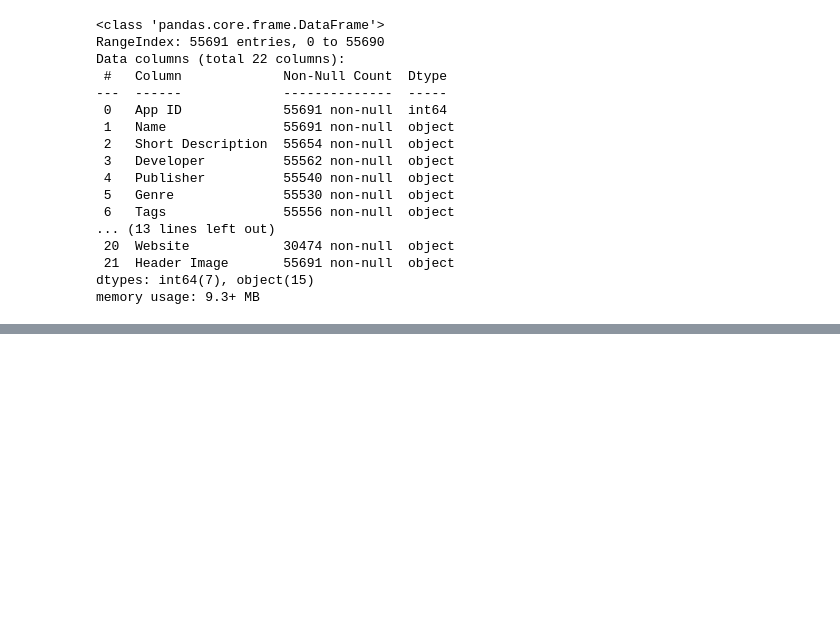
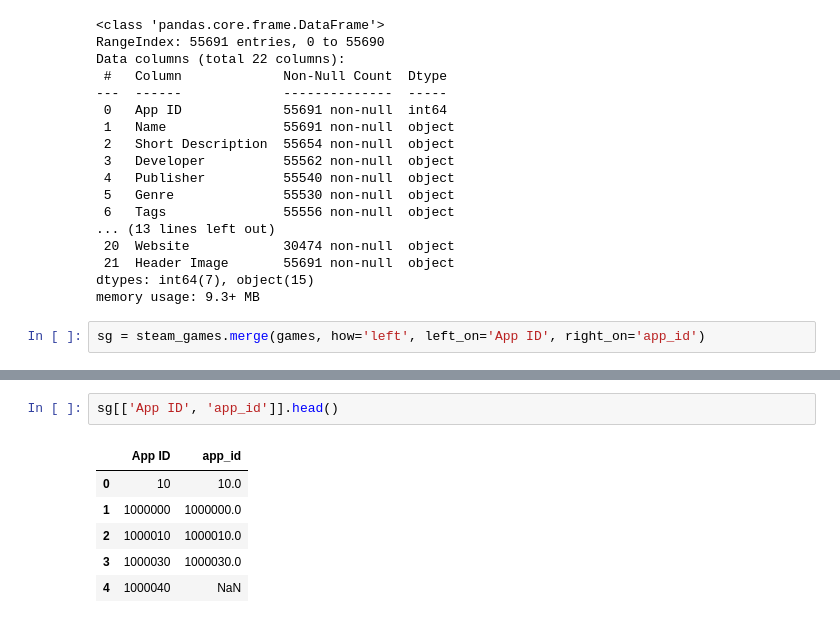
Before and after one commit to ericbohner/Capstone, a Jupyter notebook: EDA2_2023-06-22.ipynb, the cells around one changed output, grey strips where cells are left out. Cells and saved outputs as stored; diff of their text form; blank space fills up the shorter version.

```diff
--- a/EDA2_2023-06-22.ipynb
+++ b/EDA2_2023-06-22.ipynb
@@ -67,3 +67,5 @@ Data columns (total 22 columns):
  21  Header Image       55691 non-null  object
 dtypes: int64(7), object(15)
 memory usage: 9.3+ MB
+# %%
+sg = steam_games.merge(games, how='left', left_on='App ID', right_on='app_id')
@@ -69,0 +83,9 @@ memory usage: 9.3+ MB
+# %%
+sg[['App ID', 'app_id']].head()
+# %% [output]
+|  | App ID | app_id |
+| 0 | 10 | 10.0 |
+| 1 | 1000000 | 1000000.0 |
+| 2 | 1000010 | 1000010.0 |
+| 3 | 1000030 | 1000030.0 |
+| 4 | 1000040 | NaN |
```
Also changed, not shown: parts of 4 cells of this notebook, 5 other files.
